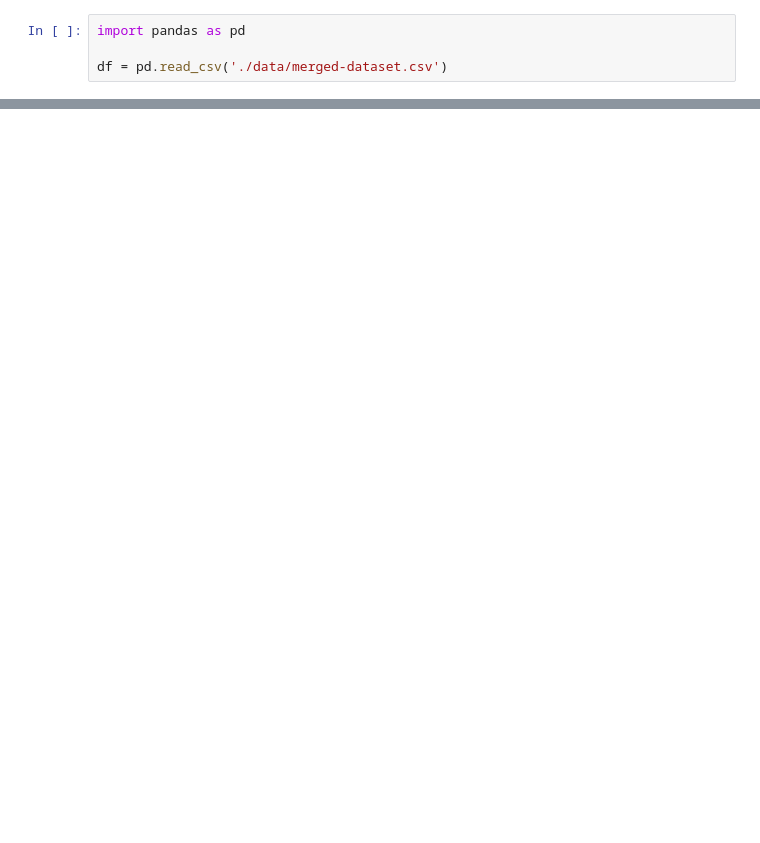
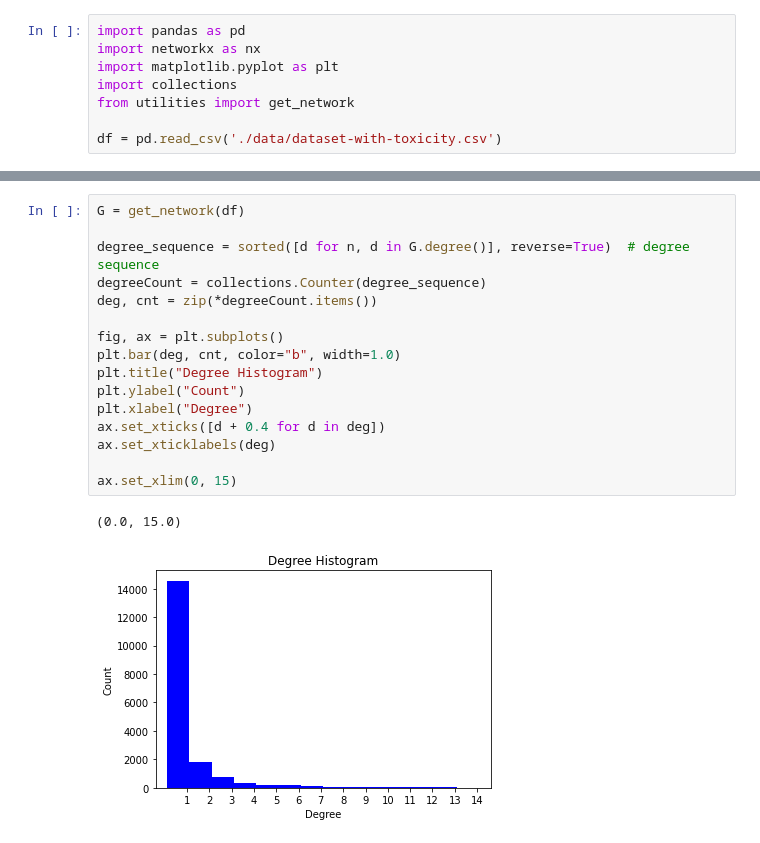
Before and after one commit to MehediH/twitter-covid-19, a Jupyter notebook: networkStatistics.ipynb, the cells around one changed output, grey strips where cells are left out. Cells and saved outputs as stored; diff of their text form; blank space fills up the shorter version.

Commit message:
network statistics

```diff
--- a/networkStatistics.ipynb
+++ b/networkStatistics.ipynb
@@ -1,4 +1,8 @@
 # %%
 import pandas as pd
+import networkx as nx
+import matplotlib.pyplot as plt
+import collections
+from utilities import get_network
 
-df = pd.read_csv('./data/merged-dataset.csv')
+df = pd.read_csv('./data/dataset-with-toxicity.csv')
@@ -117 +9,20 @@ def plot_network(G, G_degree=None, outputname="default", color="turquoise", n_co
+# %%
+G = get_network(df)
+
+degree_sequence = sorted([d for n, d in G.degree()], reverse=True)  # degree sequence
+degreeCount = collections.Counter(degree_sequence)
+deg, cnt = zip(*degreeCount.items())
+
+fig, ax = plt.subplots()
+plt.bar(deg, cnt, color="b", width=1.0)
+plt.title("Degree Histogram")
+plt.ylabel("Count")
+plt.xlabel("Degree")
+ax.set_xticks([d + 0.4 for d in deg])
+ax.set_xticklabels(deg)
+
+ax.set_xlim(0, 15)
+# %% [output]
+(0.0, 15.0)
+[figure, added]
 # %%
```
Also changed, not shown: parts of 2 cells of this notebook, 1 other file.
